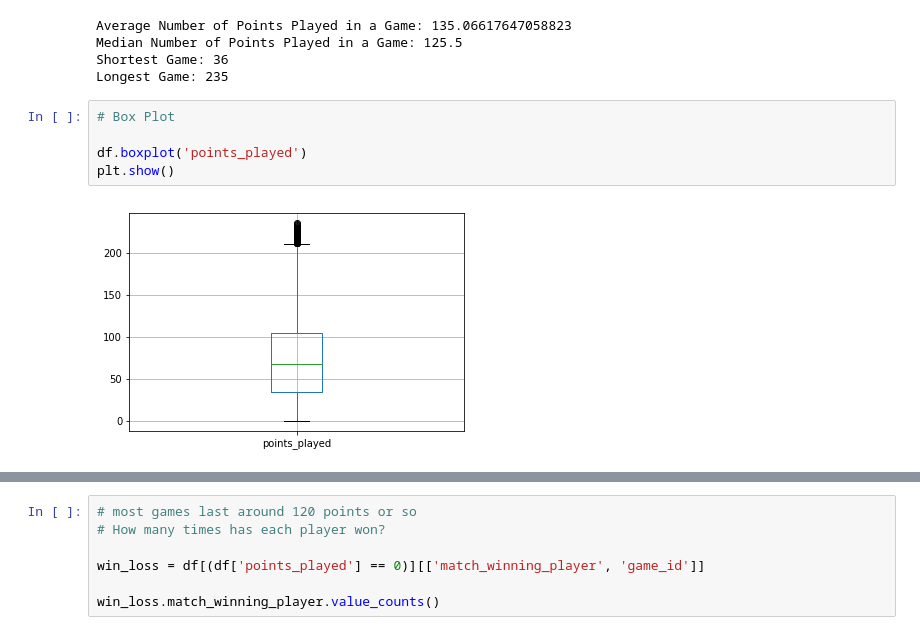
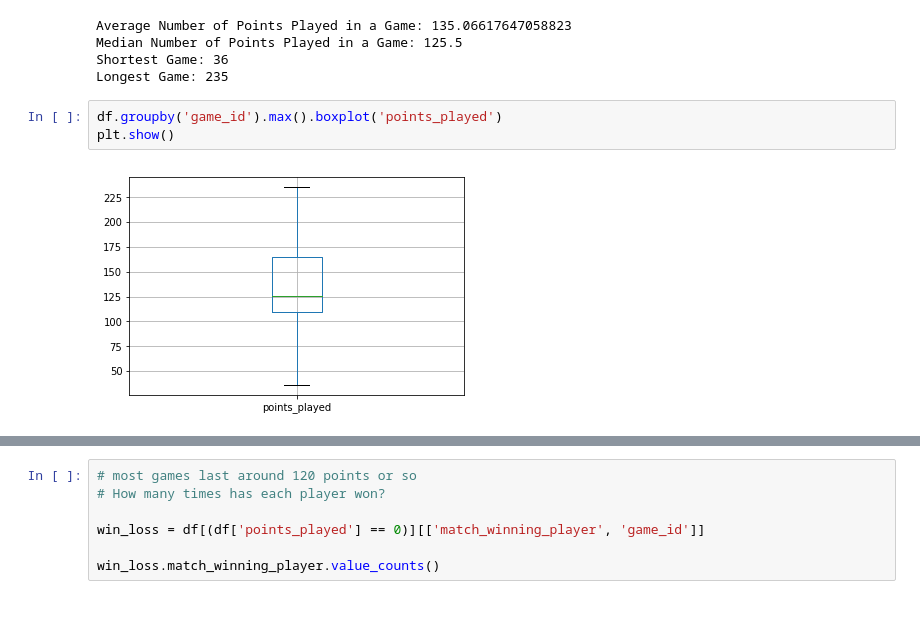
Before and after one commit to Kaivman17/tennis_prediction, a Jupyter notebook: Tennis Modeling Assignment_KA.ipynb, the cells around one changed output, grey strips where cells are left out. Drawn from its saved outputs; the diff is of its cells as text.

```diff
--- a/Tennis Modeling Assignment_KA.ipynb
+++ b/Tennis Modeling Assignment_KA.ipynb
@@ -77,9 +100,7 @@ Median Number of Points Played in a Game: 125.5
 Shortest Game: 36
 Longest Game: 235
 # %%
-# Box Plot
-
-df.boxplot('points_played')
+df.groupby('game_id').max().boxplot('points_played')
 plt.show()
 # %% [output]
-[figure, old version]
+[figure, new version]
```
Also changed, not shown: parts of 61 cells of this notebook.
